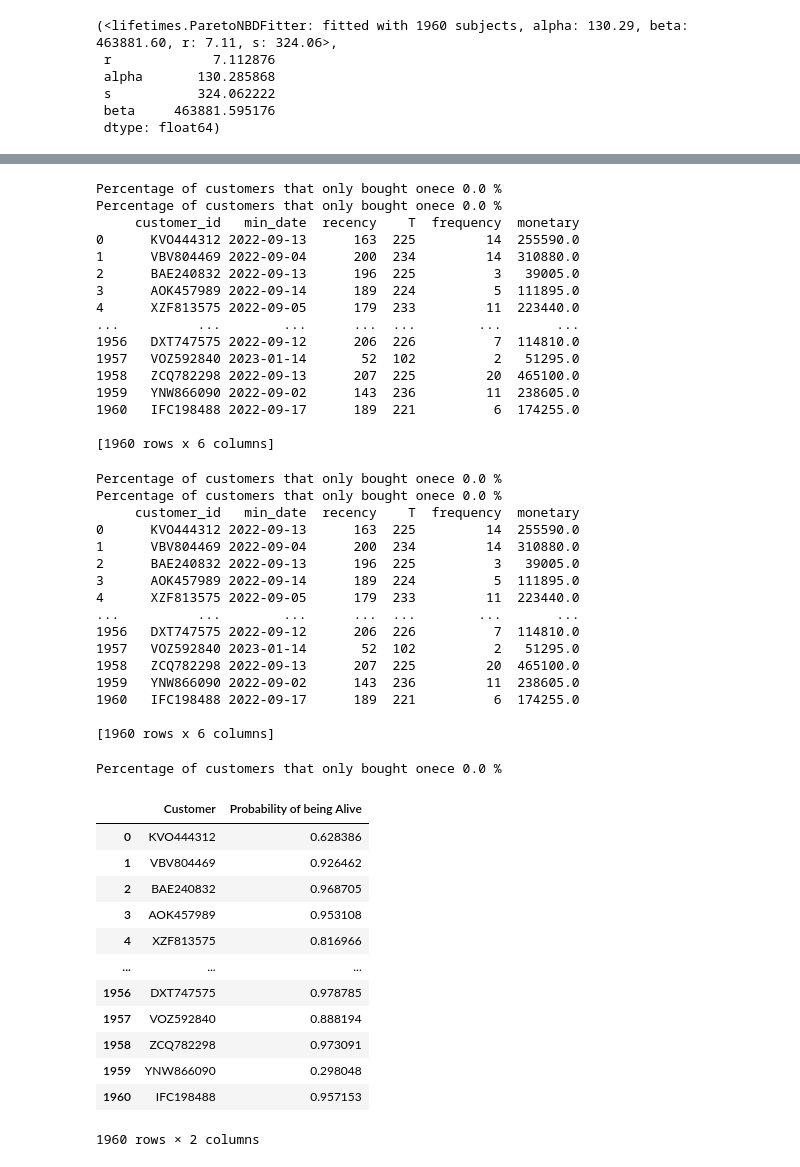
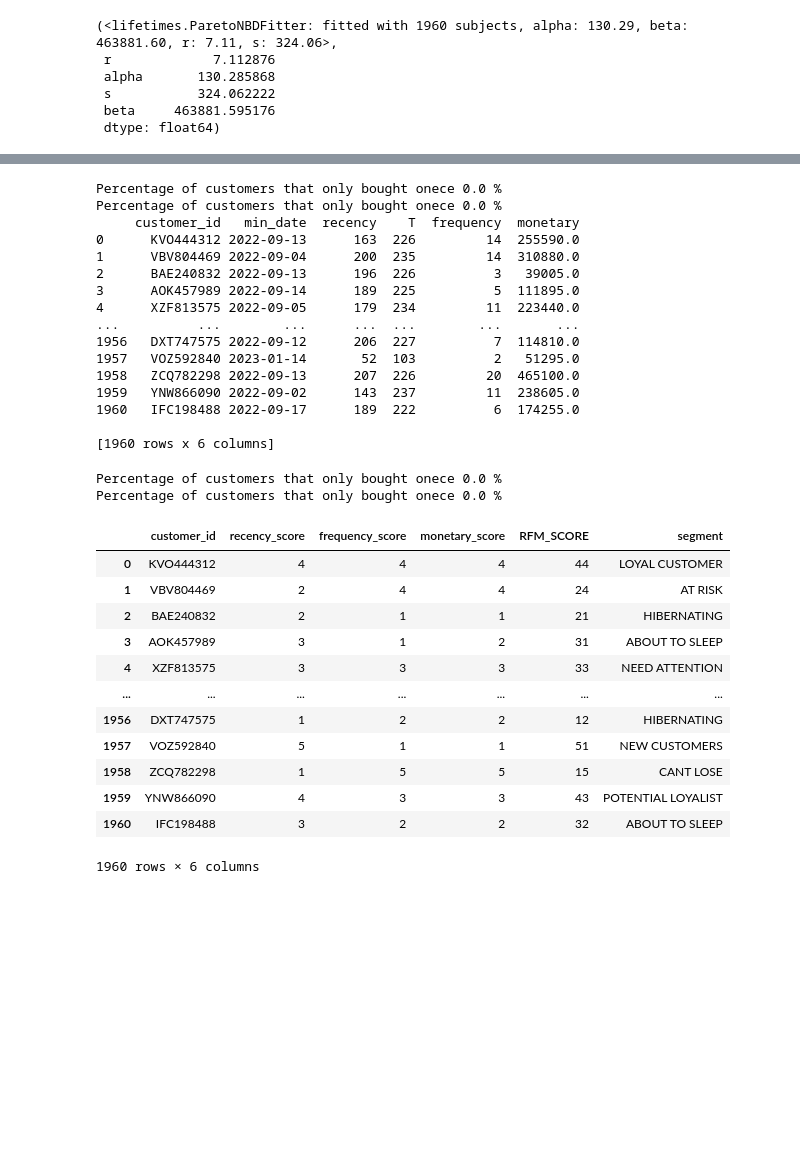
Before and after one commit to nareabg/esim, a Jupyter notebook: test.ipynb, the cells around one changed output, grey strips where cells are left out. Saved outputs shown, nothing was run; the diff lists cells and outputs as text; code cells hidden in the pictures; blank space fills up the shorter version.

```diff
--- a/test.ipynb
+++ b/test.ipynb
@@ -412,7 +412,7 @@ import pandas as pd
 from zenq.clvmodels.pareto import Model
 uf = Model()
 
-result = uf.customer_is_alive()
+result = uf.rfm()
 
 # print('Length of df_data_group:', len(result))
 
@@ -435,51 +439,36 @@ Percentage of customers that only bought onece 0.0 %
 
 [1960 rows x 6 columns]
 Percentage of customers that only bought onece 0.0 %
 Percentage of customers that only bought onece 0.0 %
      customer_id   min_date  recency    T  frequency  monetary
-0      KVO444312 2022-09-13      163  225         14  255590.0
-1      VBV804469 2022-09-04      200  234         14  310880.0
-2      BAE240832 2022-09-13      196  225          3   39005.0
-3      AOK457989 2022-09-14      189  224          5  111895.0
-4      XZF813575 2022-09-05      179  233         11  223440.0
+0      KVO444312 2022-09-13      163  226         14  255590.0
+1      VBV804469 2022-09-04      200  235         14  310880.0
+2      BAE240832 2022-09-13      196  226          3   39005.0
+3      AOK457989 2022-09-14      189  225          5  111895.0
+4      XZF813575 2022-09-05      179  234         11  223440.0
 ...          ...        ...      ...  ...        ...       ...
-1956   DXT747575 2022-09-12      206  226          7  114810.0
-1957   VOZ592840 2023-01-14       52  102          2   51295.0
-1958   ZCQ782298 2022-09-13      207  225         20  465100.0
-1959   YNW866090 2022-09-02      143  236         11  238605.0
-1960   IFC198488 2022-09-17      189  221          6  174255.0
+1956   DXT747575 2022-09-12      206  227          7  114810.0
+1957   VOZ592840 2023-01-14       52  103          2   51295.0
+1958   ZCQ782298 2022-09-13      207  226         20  465100.0
+1959   YNW866090 2022-09-02      143  237         11  238605.0
+1960   IFC198488 2022-09-17      189  222          6  174255.0
 
 [1960 rows x 6 columns]
 Percentage of customers that only bought onece 0.0 %
 Percentage of customers that only bought onece 0.0 %
-     customer_id   min_date  recency    T  frequency  monetary
-0      KVO444312 2022-09-13      163  225         14  255590.0
-1      VBV804469 2022-09-04      200  234         14  310880.0
-2      BAE240832 2022-09-13      196  225          3   39005.0
-3      AOK457989 2022-09-14      189  224          5  111895.0
-4      XZF813575 2022-09-05      179  233         11  223440.0
-...          ...        ...      ...  ...        ...       ...
-1956   DXT747575 2022-09-12      206  226          7  114810.0
-1957   VOZ592840 2023-01-14       52  102          2   51295.0
-1958   ZCQ782298 2022-09-13      207  225         20  465100.0
-1959   YNW866090 2022-09-02      143  236         11  238605.0
-1960   IFC198488 2022-09-17      189  221          6  174255.0
-
-[1960 rows x 6 columns]
+|  | customer_id | recency_score | frequency_score | monetary_score | RFM_SCORE | segment |
+| 0 | KVO444312 | 4 | 4 | 4 | 44 | LOYAL CUSTOMER |
+| 1 | VBV804469 | 2 | 4 | 4 | 24 | AT RISK |
+| 2 | BAE240832 | 2 | 1 | 1 | 21 | HIBERNATING |
+| 3 | AOK457989 | 3 | 1 | 2 | 31 | ABOUT TO SLEEP |
+| 4 | XZF813575 | 3 | 3 | 3 | 33 | NEED ATTENTION |
+| ... | ... | ... | ... | ... | ... | ... |
+| 1956 | DXT747575 | 1 | 2 | 2 | 12 | HIBERNATING |
+| 1957 | VOZ592840 | 5 | 1 | 1 | 51 | NEW CUSTOMERS |
+| 1958 | ZCQ782298 | 1 | 5 | 5 | 15 | CANT LOSE |
+| 1959 | YNW866090 | 4 | 3 | 3 | 43 | POTENTIAL LOYALIST |
+| 1960 | IFC198488 | 3 | 2 | 2 | 32 | ABOUT TO SLEEP |
-Percentage of customers that only bought onece 0.0 %
+1960 rows × 6 columns
-|  | Customer | Probability of being Alive |
-| 0 | KVO444312 | 0.628386 |
-| 1 | VBV804469 | 0.926462 |
-| 2 | BAE240832 | 0.968705 |
-| 3 | AOK457989 | 0.953108 |
-| 4 | XZF813575 | 0.816966 |
-| ... | ... | ... |
-| 1956 | DXT747575 | 0.978785 |
-| 1957 | VOZ592840 | 0.888194 |
-| 1958 | ZCQ782298 | 0.973091 |
-| 1959 | YNW866090 | 0.298048 |
-| 1960 | IFC198488 | 0.957153 |
-1960 rows × 2 columns
 # %%
 
 from lifetimes import ParetoNBDFitter
```
Also changed, not shown: parts of 2 cells of this notebook, 2 other files.
